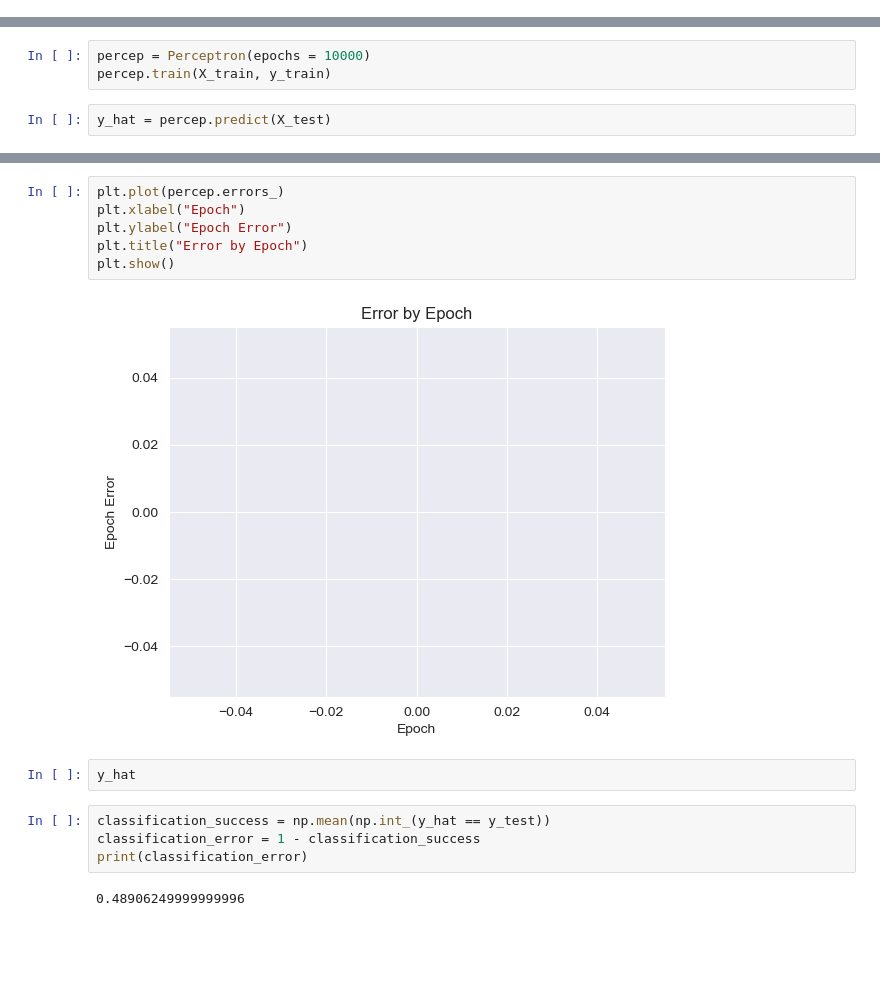
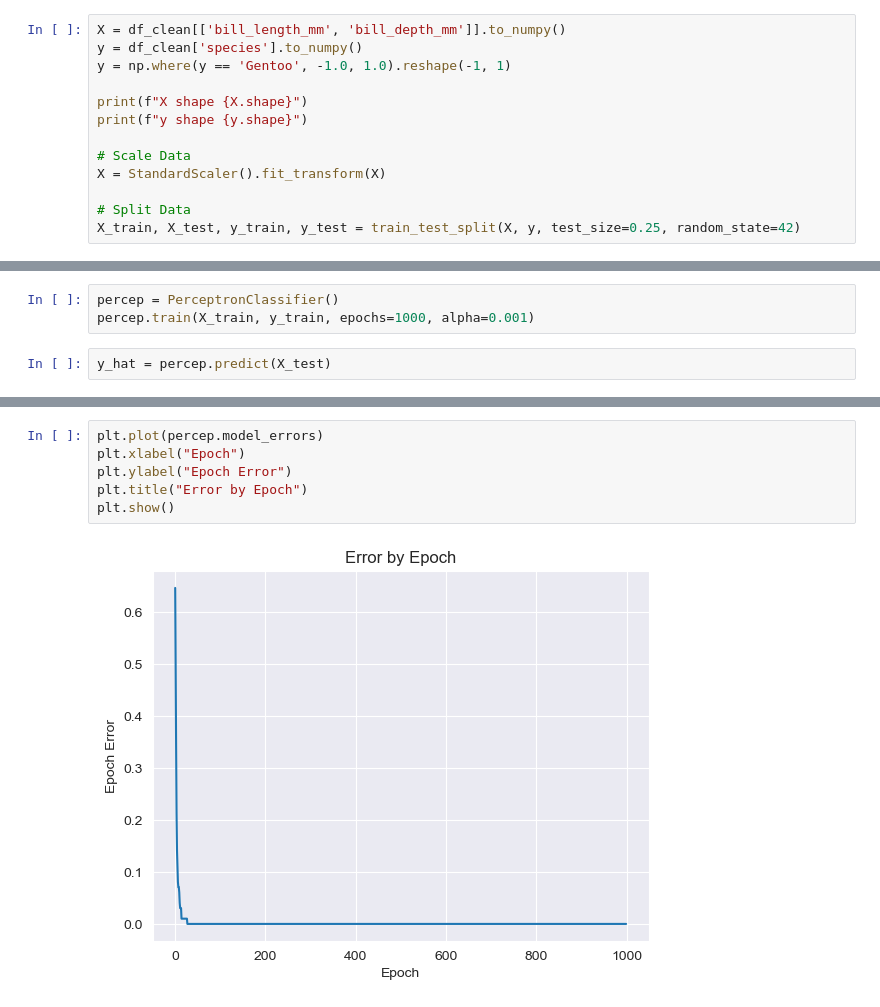
Before and after one commit to matt-banschbach/inde577, a Jupyter notebook: Supervised Learning/Linear Model/perceptron.ipynb, the cells around one changed output, grey strips where cells are left out. Cells and saved outputs as stored; diff of their text form; blank space fills up the shorter version.

```diff
--- a/Supervised Learning/Linear Model/perceptron_penguins.ipynb
+++ b/Supervised Learning/Linear Model/perceptron.ipynb
@@ -126,0 +76,13 @@ class Perceptron(object):
+# %%
+X = df_clean[['bill_length_mm', 'bill_depth_mm']].to_numpy()
+y = df_clean['species'].to_numpy()
+y = np.where(y == 'Gentoo', -1.0, 1.0).reshape(-1, 1)
+
+print(f"X shape {X.shape}")
+print(f"y shape {y.shape}")
+
+# Scale Data
+X = StandardScaler().fit_transform(X)
+
+# Split Data
+X_train, X_test, y_train, y_test = train_test_split(X, y, test_size=0.25, random_state=42)
@@ -127,5 +92,5 @@ class Perceptron(object):
 # %%
-percep = Perceptron(epochs = 10000)
-percep.train(X_train, y_train)
+percep = PerceptronClassifier()
+percep.train(X_train, y_train, epochs=1000, alpha=0.001)
 # %%
 y_hat = percep.predict(X_test)
@@ -132,16 +117,8 @@ y_hat = percep.predict(X_test)
 # %%
-plt.plot(percep.errors_)
+plt.plot(percep.model_errors)
 plt.xlabel("Epoch")
 plt.ylabel("Epoch Error")
 plt.title("Error by Epoch")
 plt.show()
 # %% [output]
-[figure, old version]
+[figure, new version]
-# %%
-y_hat
-# %%
-classification_success = np.mean(np.int_(y_hat == y_test))
-classification_error = 1 - classification_success
-print(classification_error)
-# %% [output]
-0.48906249999999996
```
Also changed, not shown: parts of 9 cells of this notebook, 9 other files.
